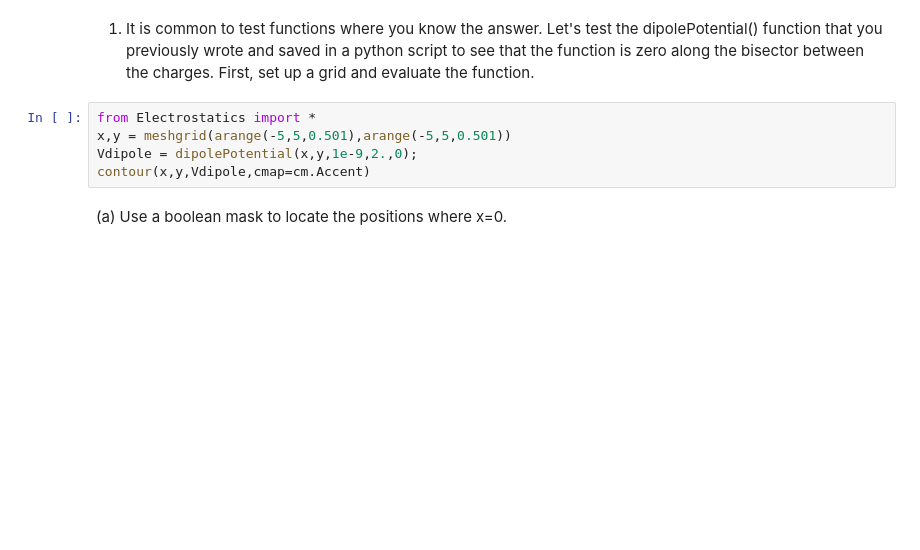
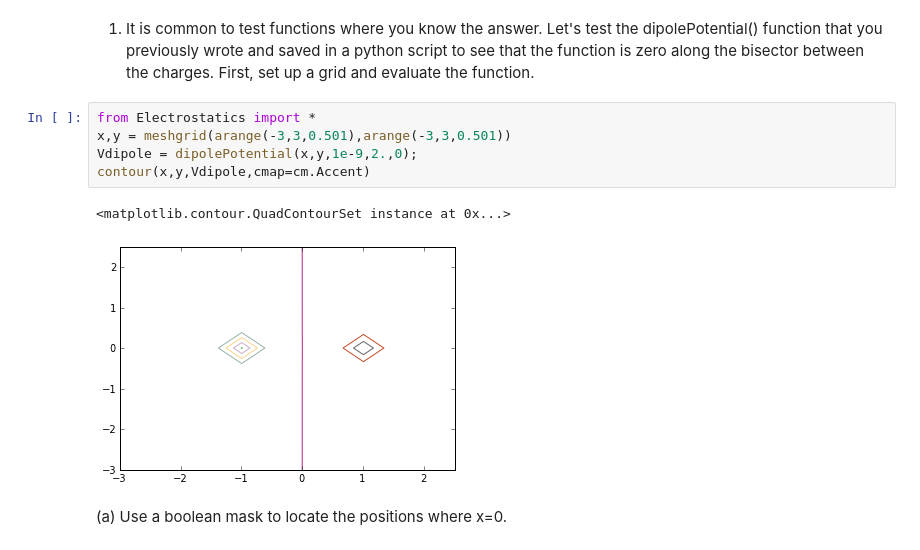
Before and after one commit to ersong/PHYS202-S13, a Jupyter notebook: Week4/InterpAndDiffEx3.ipynb, the cells around one changed output. Cells and saved outputs as stored; diff of their text form; blank space fills up the shorter version.

```diff
--- a/Week4/InterpAndDiffEx3.ipynb
+++ b/Week4/InterpAndDiffEx3.ipynb
@@ -4,9 +4,12 @@ function that you previously wrote and saved in a python script to see that the
 zero along the bisector between the charges. First, set up a grid and evaluate the function.
 # %%
 from Electrostatics import *
-x,y = meshgrid(arange(-5,5,0.501),arange(-5,5,0.501))
+x,y = meshgrid(arange(-3,3,0.501),arange(-3,3,0.501))
 Vdipole = dipolePotential(x,y,1e-9,2.,0);
 contour(x,y,Vdipole,cmap=cm.Accent)
+# %% [output]
+<matplotlib.contour.QuadContourSet instance at 0x...>
+[figure, added]
 # %% [markdown]
 (a) Use a boolean mask to locate the positions where x=0.
 # %%
```
Also changed, not shown: parts of 9 cells of this notebook, 2 other files.
